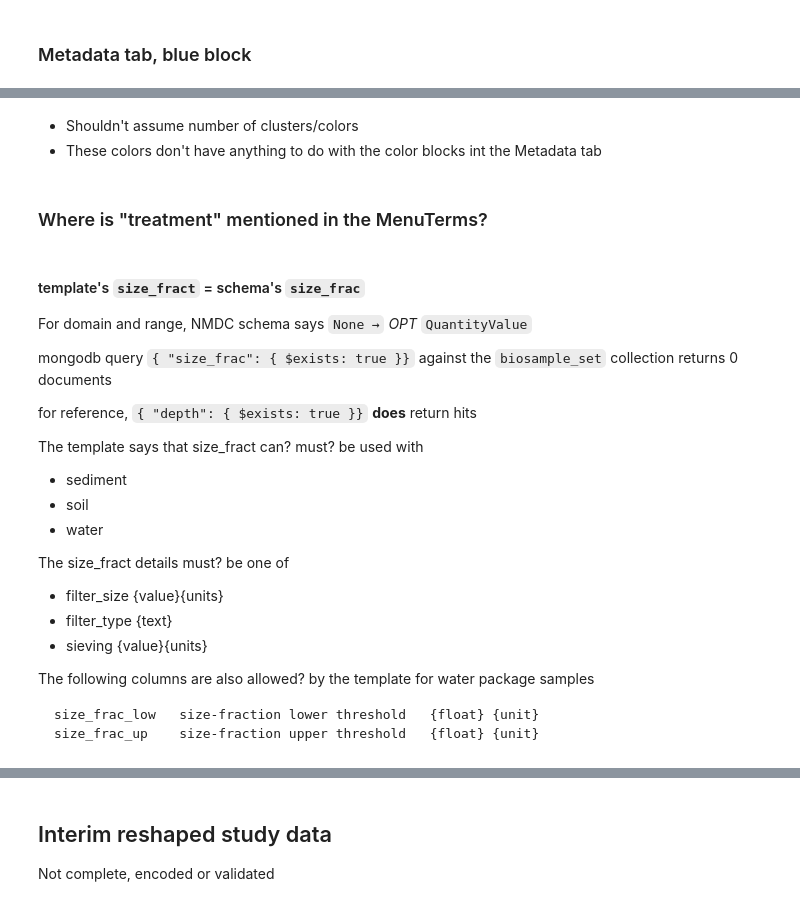
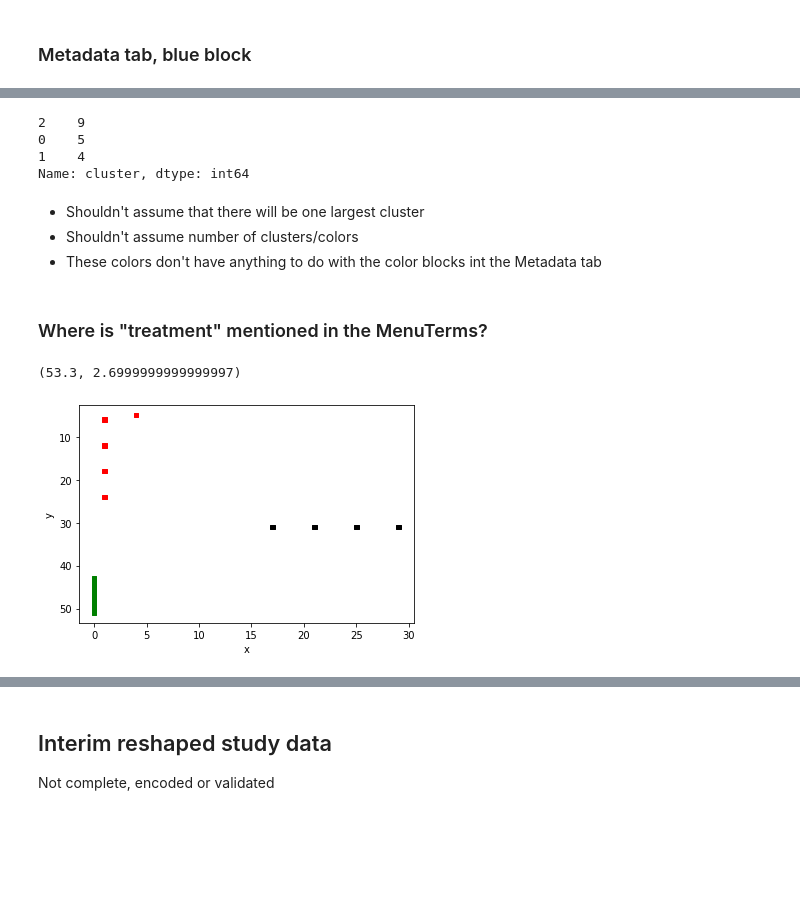
Before and after one commit to microbiomedata/nmdc-metadata, a Jupyter notebook: notebooks/nmdc_metadata_issue_375_prototype.ipynb, the cells around one changed output, grey strips where cells are left out. Saved outputs shown, nothing was run; the diff lists cells and outputs as text; code cells hidden in the pictures; blank space fills up the shorter version.

Commit message:
daily updates; mongodb cred template

````diff
--- a/notebooks/nmdc_metadata_issue_375_prototype.ipynb
+++ b/notebooks/nmdc_metadata_issue_375_prototype.ipynb
@@ -132,0 +171,10 @@ def colnames_from_rowvals(df, row):
+# %%
+def get_optics_coord_frame(df, current_search_string):
+    # may have already been assembled elsewhere ... factor back out?
+    searchable_menu = make_searchable_sheet(df)
+    tx_coords = search_get_coords(searchable_menu, current_search_string)
+    tx_coord_frame = pd.DataFrame(tx_coords, columns=["y", "x"])
+    tx_custers = OPTICS(min_samples=2).fit(tx_coords)
+    tx_per_coord_labels = tx_custers.labels_
+    tx_coord_frame["cluster"] = tx_per_coord_labels
+    return tx_coord_frame
@@ -722,7 +996,15 @@ tx_coord_frame["cluster"] = tx_per_coord_labels
+# %%
+tx_coord_frame = get_optics_coord_frame(template_menu_terms, "treatment")
+# tx_coord_frame
 # %%
 # what is the largest cluster?
 # densest cluster might be interesting too
 
 tx_cluster_sizes = tx_coord_frame["cluster"].value_counts()
 tx_cluster_sizes
+# %% [output]
+2    9
+0    5
+1    4
+Name: cluster, dtype: int64
 # %%
@@ -730,5 +1014,16 @@ tx_cluster_sizes.max()
 # %% [markdown]
+- Shouldn't assume that there will be one largest cluster
 - Shouldn't assume number of clusters/colors
 - These colors don't have anything to do with the color blocks int the Metadata tab
 # %% [markdown]
 ### Where is "treatment" mentioned in the MenuTerms?
+# %%
+colors = {
+    -1: "gray",
+    0: "red",
+    1: "black",
+    2: "green",
+    3: "orange",
+    4: "purple",
+    5: "brown",
+}
@@ -735,5 +1032,9 @@ tx_cluster_sizes.max()
 # %%
-colors = {0: "red", 1: "green", 2: "blue", 3: "orange"}
+tx_coord_frame.plot.scatter(
+    x="x", y="y", c=tx_coord_frame["cluster"].map(colors), marker="s"
+)
 
-tx_coord_frame.plot.scatter(x="x", y="y", c=tx_coord_frame["cluster"].map(colors))
 plt.ylim(max(plt.ylim()), min(plt.ylim()))
+# %% [output]
+(53.3, 2.6999999999999997)
+[figure, added]
@@ -765,25 +1040,0 @@ blue_headers
-# %% [markdown]
-#### template's `size_fract` = schema's `size_frac`
-
-For domain and range, NMDC schema says `None →` _OPT_ `QuantityValue`
-
-mongodb query `{ "size_frac": { $exists: true }}` against the `biosample_set` collection returns 0 documents
-
-for reference, `{ "depth": { $exists: true }}` **does** return hits
-
-The template says that size_fract can? must? be used with
-- sediment
-- soil
-- water
-
-The size_fract details must? be one of
-- filter_size	{value}{units}
-- filter_type	{text}
-- sieving	{value}{units}
-
-The following columns are also allowed? by the template for water package samples
-
-```
-size_frac_low	size-fraction lower threshold	{float} {unit}
-size_frac_up	size-fraction upper threshold	{float} {unit}
-```
````
Also changed, not shown: parts of 93 cells of this notebook, 2 other files.
